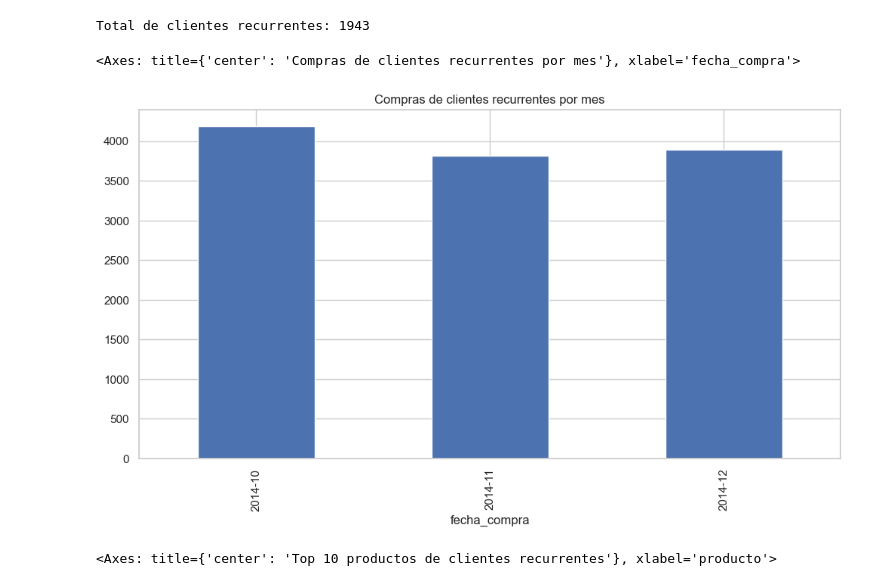
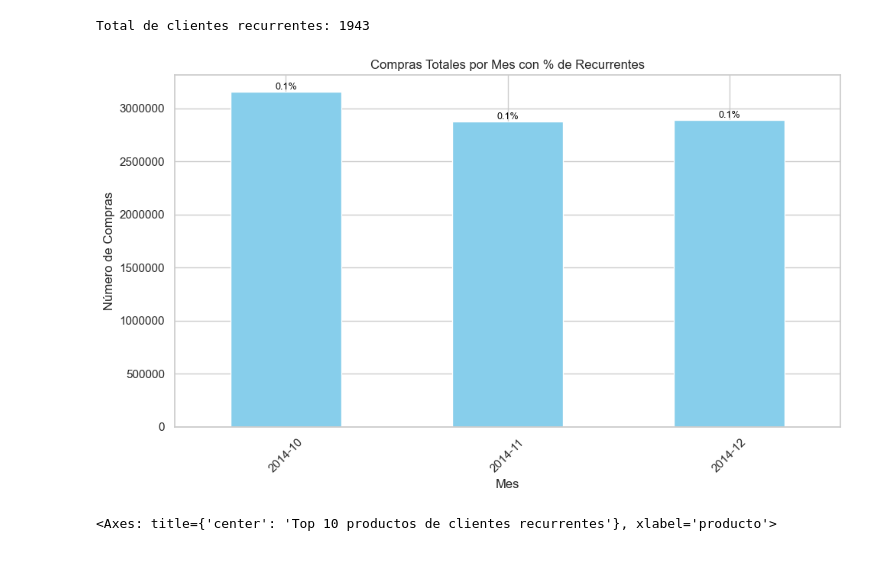
Before and after one commit to Jwpr-dpr/supermercado-engagement, a Jupyter notebook: notebooks/analisis_exploratorio.ipynb, the cells around one changed output. Drawn from its saved outputs; the diff is of its cells as text; code cells hidden in the pictures.

```diff
--- a/notebooks/analisis_exploratorio.ipynb
+++ b/notebooks/analisis_exploratorio.ipynb
@@ -103,12 +101,35 @@ print(f"Total de clientes recurrentes: {n_recurrentes}")
 # %% [output]
 Total de clientes recurrentes: 1943
 # %%
+
 parquet["fecha_compra"] = pd.to_datetime(parquet["fecha_compra"])
-compras_por_mes = parquet["fecha_compra"].dt.to_period("M").value_counts().sort_index()
-compras_por_mes.plot(kind="bar", title="Compras de clientes recurrentes por mes")
+df["fecha_compra"] = pd.to_datetime(df["fecha_compra"])
+
+# Agrupar por mes y contar compras
+compras_totales = df["fecha_compra"].dt.to_period("M").value_counts().sort_index()
+compras_recurrentes = parquet["fecha_compra"].dt.to_period("M").value_counts().sort_index()
+
+# Combinar en un DataFrame
+df_comparativo = pd.DataFrame({"Compras Totales": compras_totales,"Compras Recurrentes": compras_recurrentes}).fillna(0)
+
+# Calcular porcentaje de compras recurrentes
+df_comparativo["% Recurrentes"] = (df_comparativo["Compras Recurrentes"] / df_comparativo["Compras Totales"]) * 100
+
+# Graficar las compras totales
+ax = df_comparativo["Compras Totales"].plot(kind="bar", figsize=(10, 6), color="skyblue", title="Compras Totales por Mes con % de Recurrentes")
+plt.xlabel("Mes")
+plt.ylabel("Número de Compras")
+plt.xticks(rotation=45)
+
+# Añadir etiquetas de porcentaje sobre cada barra
+for i, (total, pct) in enumerate(zip(df_comparativo["Compras Totales"], df_comparativo["% Recurrentes"])):
+    ax.text(i, total, f"{pct:.1f}%", ha='center', va='bottom', fontsize=9, color='black')
+
+ax.ticklabel_format(style='plain', axis='y')
+plt.tight_layout()
+plt.show()
 # %% [output]
-<Axes: title={'center': 'Compras de clientes recurrentes por mes'}, xlabel='fecha_compra'>
-[figure, old version]
+[figure, new version]
 # %%
 parquet["producto"].value_counts().head(10).plot(kind="bar", title="Top 10 productos de clientes recurrentes")
 # %% [output]
```
Also changed, not shown: parts of 3 cells of this notebook.
